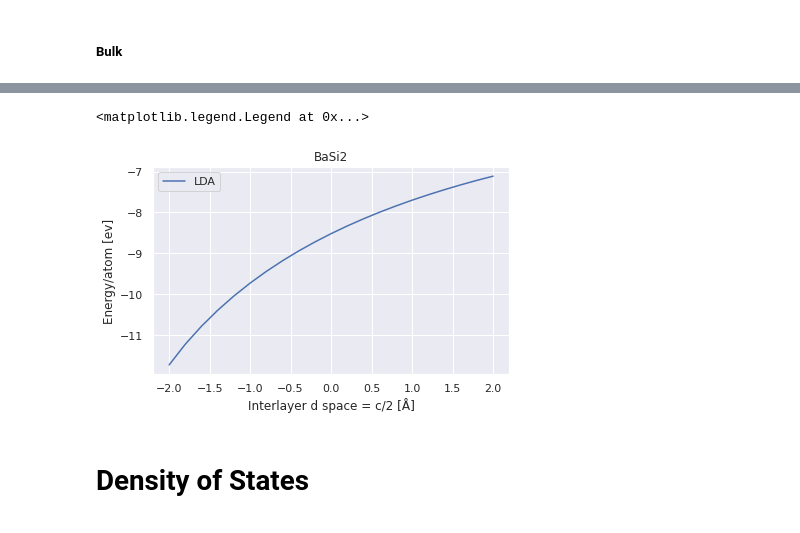
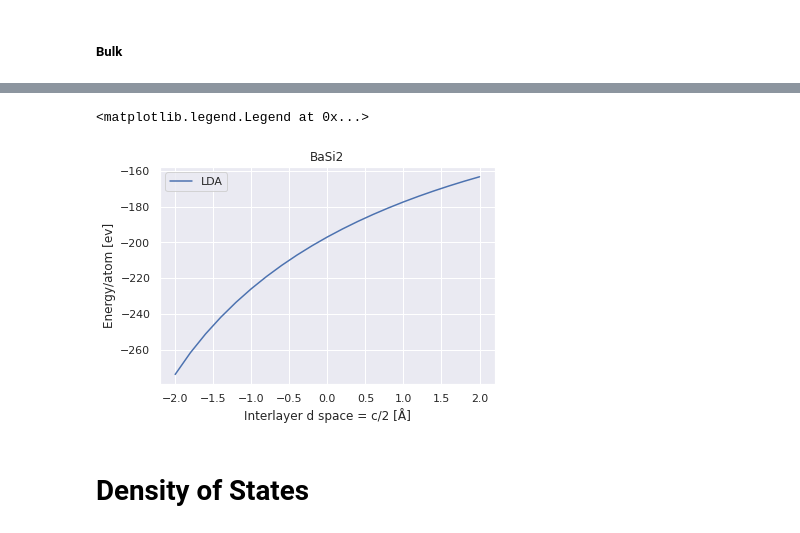
Before and after one commit to Moejay10/DFT, a Jupyter notebook: Results/Notebooks/2D_Analysis.ipynb, the cells around one changed output, grey strips where cells are left out. Cells and saved outputs as stored; diff of their text form; code cells hidden in the pictures.

```diff
--- a/Results/Notebooks/2D_Analysis.ipynb
+++ b/Results/Notebooks/2D_Analysis.ipynb
@@ -510,12 +723,12 @@ Text(0, 0.5, 'Energy/atom [ev]')
 # %%
-plt.plot(x, (lda['energy']-basi2_atoms)/n)
+plt.plot(x, lda['energy'])
 plt.title('BaSi2')
 plt.xlabel('Interlayer d space = c/2 [Å]')
 plt.ylabel('Energy/atom [ev]')
 plt.legend(['LDA'])
 # %% [output]
 <matplotlib.legend.Legend at 0x...>
-[figure, old version]
+[figure, new version]
 # %% [markdown]
 # Density of States
 # %% [markdown]
```
Also changed, not shown: parts of 36 cells of this notebook.
